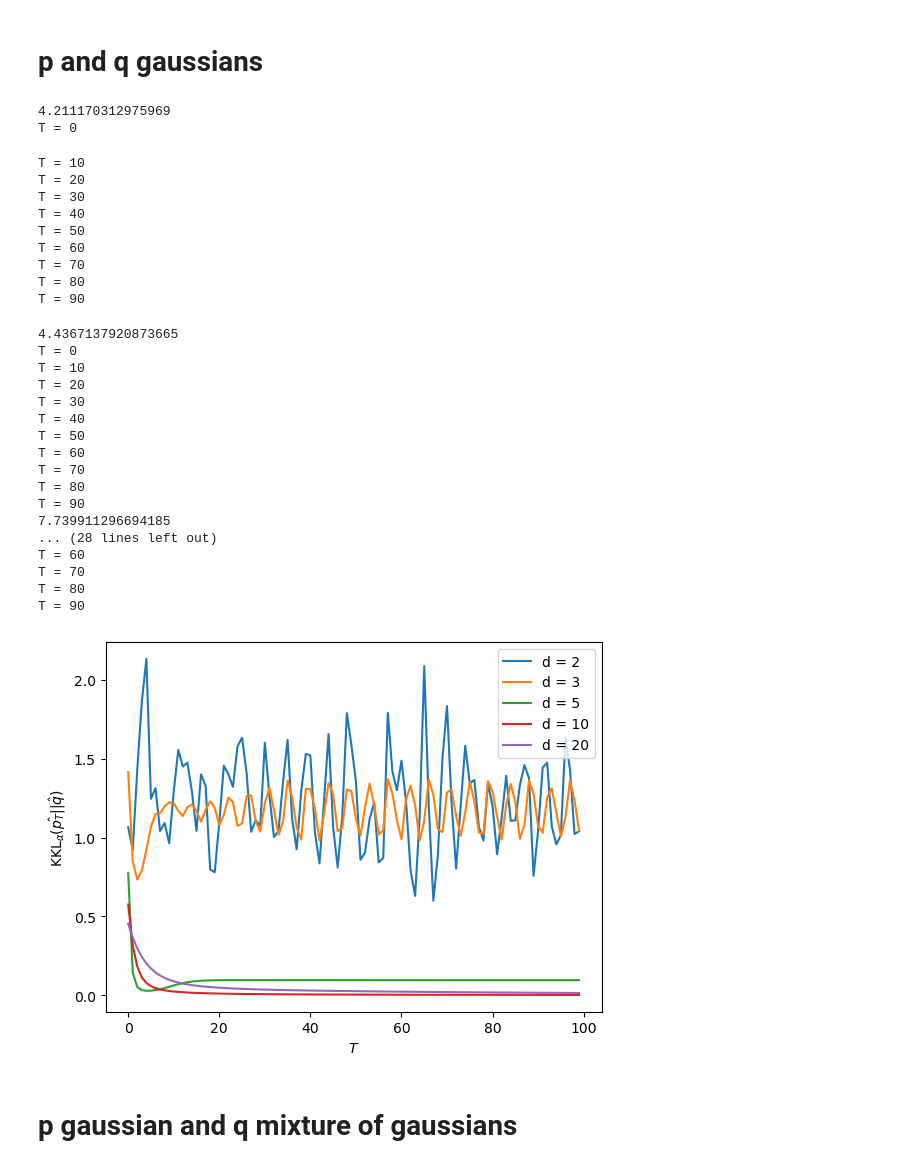
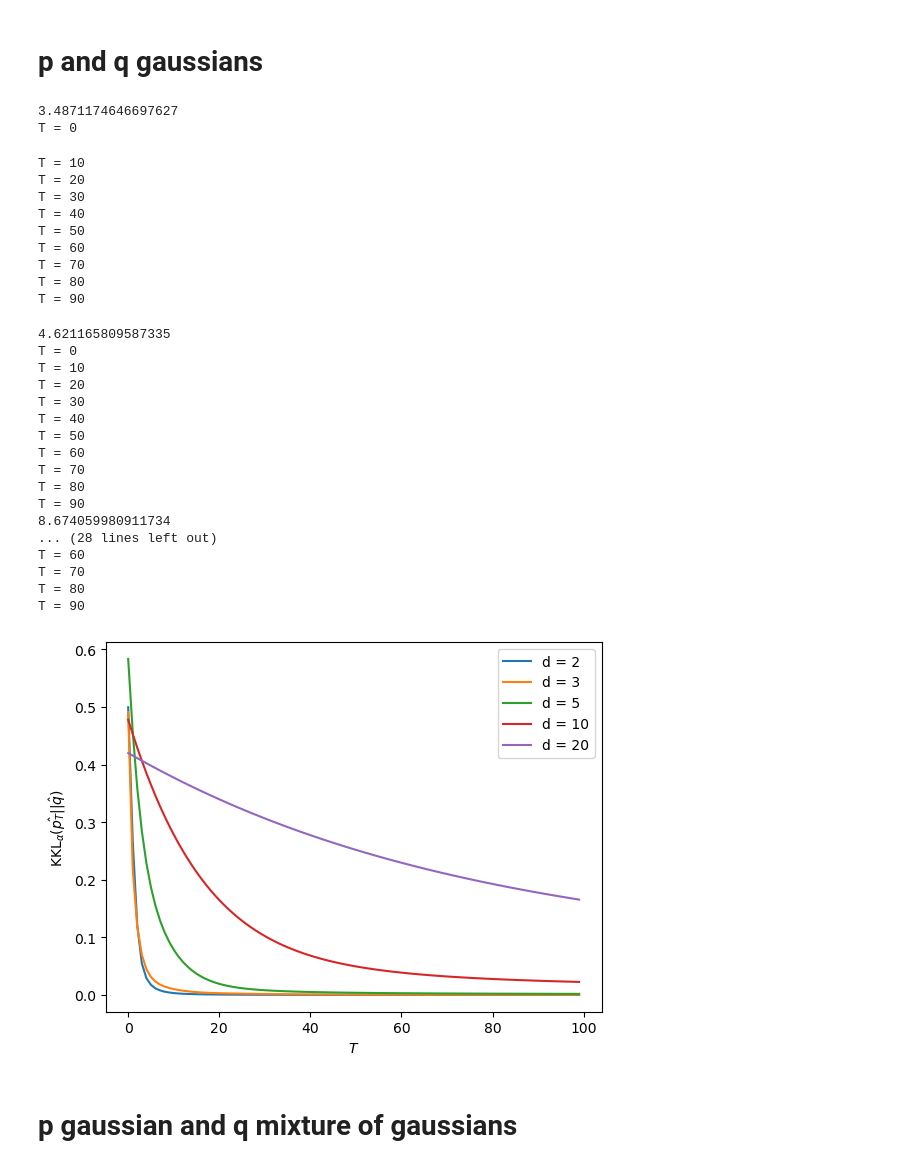
Before and after one commit to cclementine25/KKL-divergence-gradient-flows, a Jupyter notebook: Regularized/gradient_descent_high_d.ipynb, the cells around one changed output. Drawn from its saved outputs; the diff is of its cells as text; code cells hidden in the pictures.

```diff
--- a/Regularized/gradient_descent_high_d.ipynb
+++ b/Regularized/gradient_descent_high_d.ipynb
@@ -50,7 +50,7 @@ for d in [2,3,5,10,20]:
     Ly = np.real(Ly)
     Packy = [Ky,Ly,V]
 
-    h = np.around(np.mean(np.abs(x0[:,None]-y[None,:])**2),decimals = 1)
+    h = 2
     J = lambda x : dv.KKL(x, y, k, Packy, alpha)
     dJ = lambda x : dv.WGrad_KKL(x, y, k, dk, Packy, alpha, sigma)
 
@@ -60,37 +60,37 @@ plt.legend()
 plt.xlabel(r"$T$")
 plt.ylabel(r"KKL$_{\alpha}(\hat{p_T} || \hat{q})$")
 #plt.title("Evolution of " + r"$KKL_{\alpha}(\hat{p_T} || \hat{q})$" + " along the iterations of gradient descent")
 plt.savefig('plots_neurips/gd_gauss_d.pdf')
 # %% [output]
-4.211170312975969
+3.4871174646697627
 T = 0
 T = 10
 T = 20
 T = 30
 T = 40
 T = 50
 T = 60
 T = 70
 T = 80
 T = 90
-4.4367137920873665
+4.621165809587335
 T = 0
 T = 10
 T = 20
 T = 30
 T = 40
 T = 50
 T = 60
 T = 70
 T = 80
 T = 90
-7.739911296694185
+8.674059980911734
 ... (28 lines left out)
 T = 60
 T = 70
 T = 80
 T = 90
-[figure, old version]
+[figure, new version]
 # %% [markdown]
 # p gaussian and q mixture of gaussians
 # %%
```
Also changed, not shown: 6 other files.
